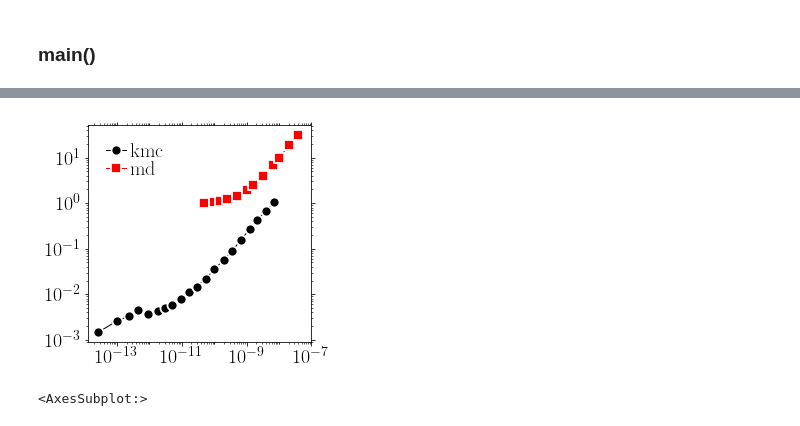
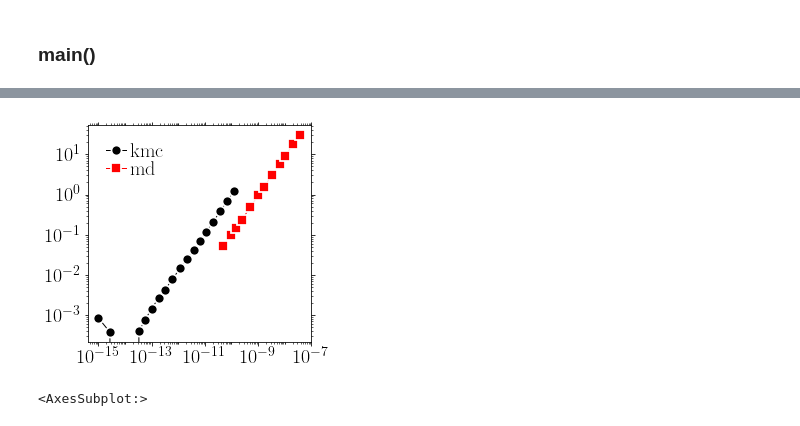
Before and after one commit to kkarimi62/vacancyDiffusion, a Jupyter notebook: postproc/test.ipynb, the cells around one changed output, grey strips where cells are left out. Saved outputs shown, nothing was run; the diff lists cells and outputs as text; code cells hidden in the pictures.

```diff
--- a/postproc/test.ipynb
+++ b/postproc/test.ipynb
@@ -1278,7 +1278,7 @@ def main():
     !mkdir png
     #--- temp object
     temp = Temperature(
-        [0,1,2,3,4,5],3,
+        [5],3,
          verbose = True,
                      )
     #
@@ -1352,7 +1364,7 @@ def main():
     #--- temp object
     temp = Temperature(
 #        [0,1,2,3,4,5],3,
-        [1000],8,
+        [2000],8,
          verbose = True,
                      )
     #
@@ -1440,38 +1452,38 @@ Temp=1000,tau=0.9999988963380485
 # %%
 if  not eval(confParser['flags']['RemoteMachine']):
 #    sdata = np.loadtxt('msd/msd_kmc.txt')
     legend = Legends()
     legend.Set()
     symbols=Symbols()
     ax = utl.PltErr(None,None,Plot=False)
 
-#    y0 = 0.06289799887291457/17.1
-    utl.PltErr(temp_kmc.data_averaged[1000][:,0],temp_kmc.data_averaged[1000][:,1],
+    y0 = 0.06289799887291457/17.1
+    utl.PltErr(temp_kmc.data_averaged[2000][:,0],temp_kmc.data_averaged[2000][:,1]-y0,
                attrs=symbols.GetAttrs(count=0,label=r'$\mathrm{kmc}$'),
               xscale='log',yscale='log',
                ax=ax,
                Plot=False,
               )
 
-#    y0=0.9725430081486854
-    utl.PltErr(temp_md.data_averaged[5][:,0]*1e-12,temp_md.data_averaged[5][:,1],
+    y0=0.9725430081486854
+    utl.PltErr(temp_md.data_averaged[5][:,0]*1e-12,temp_md.data_averaged[5][:,1]-y0,
                attrs=symbols.GetAttrs(count=1,label=r'$\mathrm{md}$'),
                 ax=ax,
                 Plot=False,
               )
 
     utl.PltErr(None,None,
                     Plot=False,
                ax=ax,
 #               xlim=(1e-14,1e-8),
                legend=legend.Get(),
               xscale='log',yscale='log',
               ndecade_x=2,
               title='png/md-kmc.png'
               )
                #
 # %% [output]
-[figure, old version]
+[figure, new version]
 # %%
 if  not eval(confParser['flags']['RemoteMachine']):
     sdata = np.loadtxt('msd/msd_kmc.txt')
```
Also changed, not shown: parts of 2 cells of this notebook.
